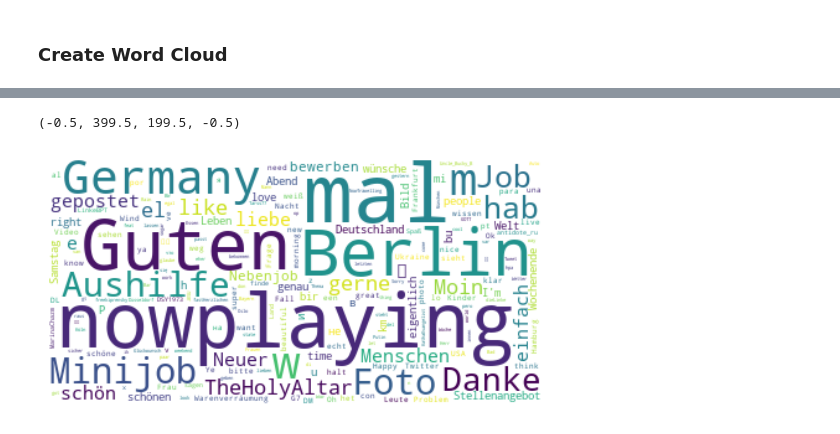
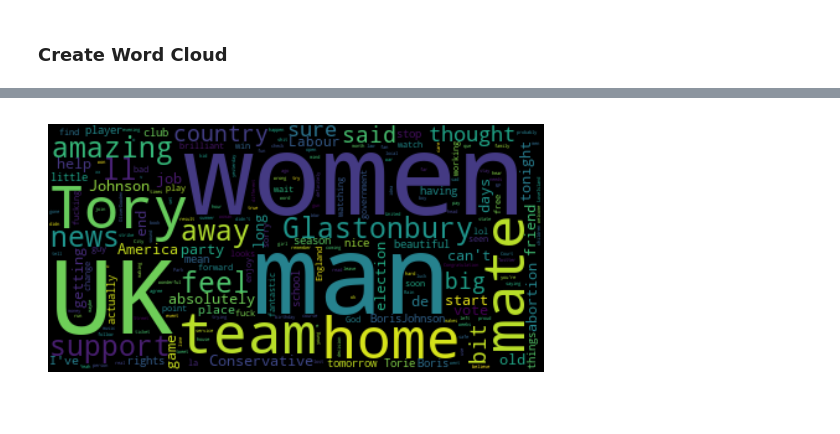
Before and after one commit to katoxiv/X-Notebooks, a Jupyter notebook: Twitter_Coursework/04_Events.ipynb, the cells around one changed output, grey strips where cells are left out. Saved outputs shown, nothing was run; the diff lists cells and outputs as text; code cells hidden in the pictures.

```diff
--- a/Twitter_Coursework/04_Events.ipynb
+++ b/Twitter_Coursework/04_Events.ipynb
@@ -199,6 +205,6 @@ Wall time: 1min 3s
 # %%
 restricted_country_df = twt_df.merge(pivoted_country_names , left_on = 'country' , right_on = 'name' , how = 'inner')
-restricted_country_df = restricted_country_df[['ts' , 'en' , 'text']]#.dropna()
+restricted_country_df = restricted_country_df[['ts' , 'tweet_id' , 'en' , 'text']]#.dropna()
 
 # Create a date column
 restricted_country_df['ts_day'] = pd.to_datetime(restricted_country_df['ts']).dt.date
@@ -216,9 +222,9 @@ fr_df = restricted_country_df[
     )
 ]
 
-gr_df = restricted_country_df[
+nl_df = restricted_country_df[
     (
-        (restricted_country_df['en']=="Germany")&(restricted_country_df['ts_day']==pd.to_datetime("2022-06-25").date())
+        (restricted_country_df['en']=="Netherlands")&(restricted_country_df['ts_day']==pd.to_datetime("2022-06-11").date())
     )
 ]
 # %% [markdown]
@@ -238,12 +247,0 @@ final_stopwords_list = lang_stopwords_list + ['https','co','t','c','d','l','j','
-# %%
-text = ' '.join(fr_df['text'].tolist())
-
-word_cloud = WordCloud(stopwords = final_stopwords_list, collocations = False, background_color = 'white').generate(text)
-
-fig , ax = plt.subplots()
-
-ax.imshow(word_cloud, interpolation='bilinear')
-ax.axis("off")
-
-# Legislative elections in France were held on 12 and 19 June 2022 to elect the 577 members of the 16th National Assembly of the
-# Fifth French Republic.
@@ -253,11 +248,14 @@ ax.axis("off")
 # %%
-text = ' '.join(uk_df['text'].tolist())
-
-word_cloud = WordCloud(stopwords = final_stopwords_list, collocations = False, background_color = 'white').generate(text)
-
-fig , ax = plt.subplots()
-
-ax.imshow(word_cloud, interpolation='bilinear')
-ax.axis("off")
-
-# America outlawed (??) abortion - Solidarity posts?
+def plot_wordcloud(df , stopwords_list):
+    '''
+    plots the word cloud given a dataframe and a list of stopwords
+    params: df -> country and date dataframe
+    params: stopwords_list -> list of stopwords language specific
+    returns: None
+    '''
+    text = ' '.join(df['text'].tolist())
+    word_cloud = WordCloud(background_color = 'black' , stopwords = stopwords_list, collocations = False).generate(text)
+    # Plot
+    fig , ax = plt.subplots()
+    ax.imshow(word_cloud, interpolation='bilinear')
+    ax.axis("off")
@@ -267,14 +262,6 @@ ax.axis("off")
-# %%
-text = ' '.join(gr_df['text'].tolist())
-
-word_cloud = WordCloud(stopwords = final_stopwords_list, collocations = False, background_color = 'white').generate(text)
-
-fig , ax = plt.subplots()
-
-ax.imshow(word_cloud, interpolation='bilinear')
-ax.axis("off")
-
-# Legislative elections in France were held on 12 and 19 June 2022 to elect the 577 members of the 16th National Assembly of the Fifth French Republic.
-# %% [output]
-(-0.5, 399.5, 199.5, -0.5)
-[figure, removed]
+# %%
+plot_wordcloud(uk_df , en_lang_stopwords_list)
+
+# Abortion Rowe v Wade
+# %% [output]
+[figure, added]
```
Also changed, not shown: parts of 25 cells of this notebook.
